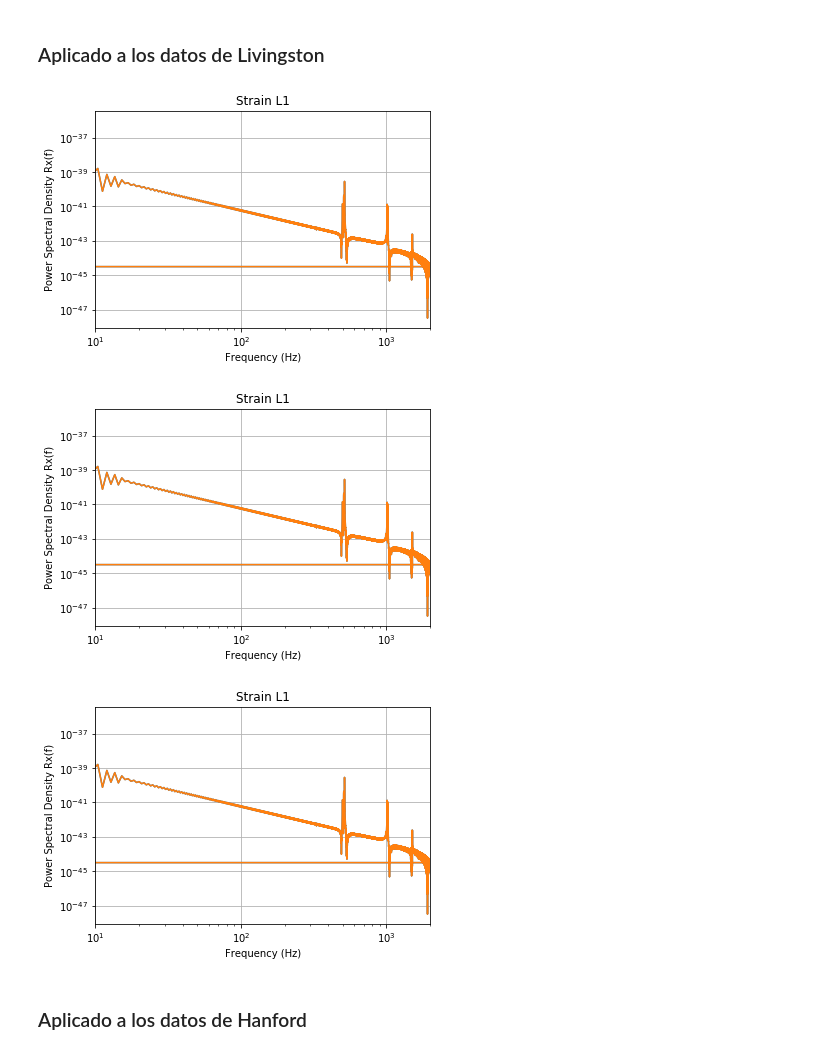
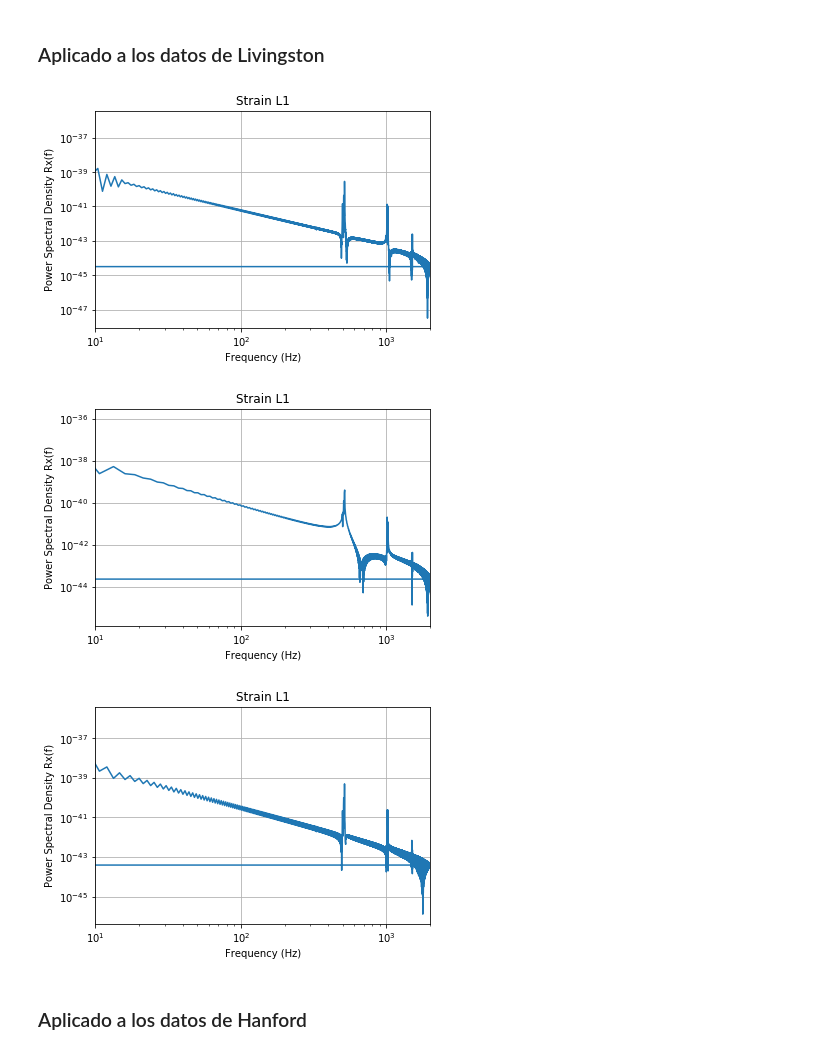
Before and after one commit to LuFernandez/PASA, a Jupyter notebook: TP1. Laboratorio de estimación no-paramétrica/Informe/Informe.ipynb, the cells around one changed output. Saved outputs shown, nothing was run; the diff lists cells and outputs as text; code cells hidden in the pictures.

```diff
--- a/TP1. Laboratorio de estimación no-paramétrica/Informe/Informe.ipynb
+++ b/TP1. Laboratorio de estimación no-paramétrica/Informe/Informe.ipynb
@@ -168,7 +174,6 @@ def blackman_tukey(fs, data, figure_number, M, x_lim, title='', N=4096, frac_N_l
   freqs = np.fft.fftfreq(n=len(r_xw), d=1/fs)
   if plot:
     plt.loglog(freqs, z)
-    plt.loglog(freqs, z)
     plt.xlim(x_lim)
     plt.grid()
     plt.title(title)
@@ -180,12 +185,12 @@ def blackman_tukey(fs, data, figure_number, M, x_lim, title='', N=4096, frac_N_l
 ### Aplicado a los datos de Livingston
 # %%
 b_f_l1_tot, b_Pxx_l1_tot = blackman_tukey(fs=fs, data=strain_l1, figure_number=1, x_lim=(10,2000), title='Strain L1', M=4, N=4096*10, frac_N_l=16)
-b_f_l1_first, b_Pxx_l1_first = blackman_tukey(fs=fs, data=strain_l1, figure_number=1, x_lim=(10,2000), title='Strain L1', M=4, N=4096*10, frac_N_l=16)
-b_f_l1_last, b_Pxx_l1_last = blackman_tukey(fs=fs, data=strain_l1, figure_number=1, x_lim=(10,2000), title='Strain L1', M=4, N=4096*10, frac_N_l=16)
+b_f_l1_first, b_Pxx_l1_first = blackman_tukey(fs=fs, data=strain_l1[:len(strain_l1)//3], figure_number=1, x_lim=(10,2000), title='Strain L1', M=4, N=4096*3, frac_N_l=16)
+b_f_l1_last, b_Pxx_l1_last = blackman_tukey(fs=fs, data=strain_l1[2*len(strain_l1)//3:], figure_number=1, x_lim=(10,2000), title='Strain L1', M=4, N=4096*3, frac_N_l=8)
 # %% [output]
-[figure, old version]
+[figure, new version]
-[figure, old version]
+[figure, new version]
-[figure, old version]
+[figure, new version]
 # %% [markdown]
 ### Aplicado a los datos de Hanford
 # %%
```
Also changed, not shown: parts of 16 cells of this notebook.
